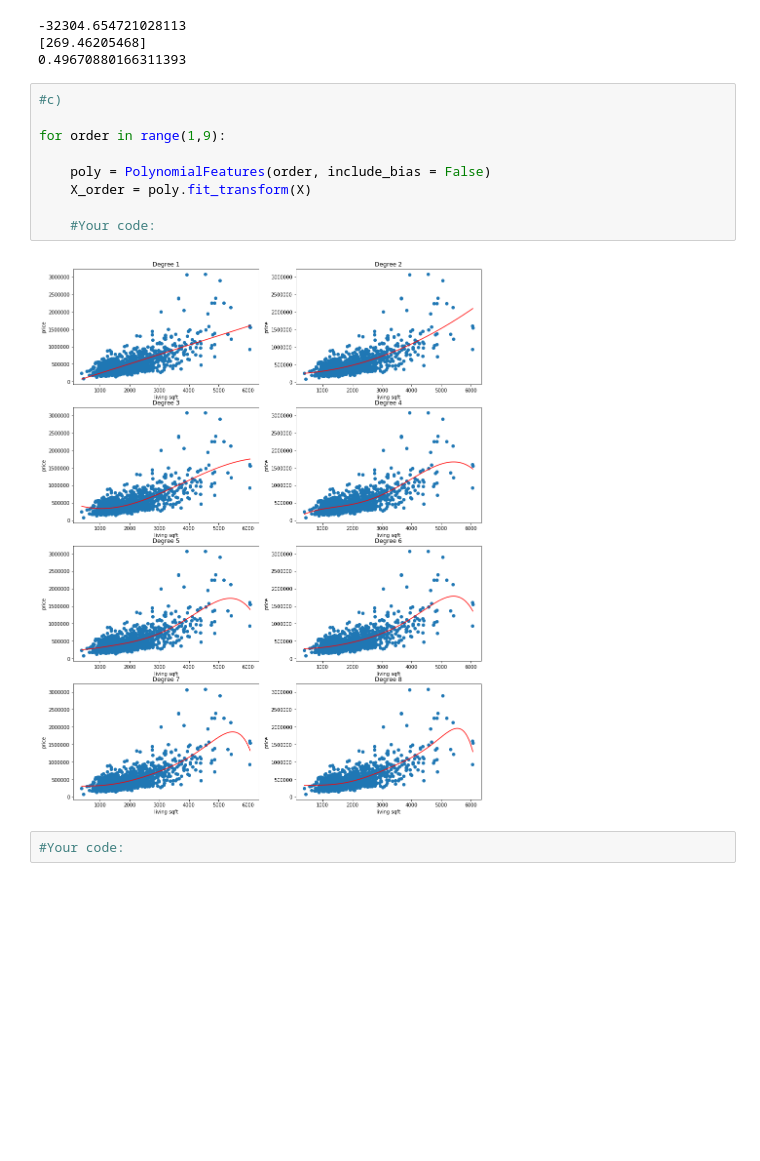
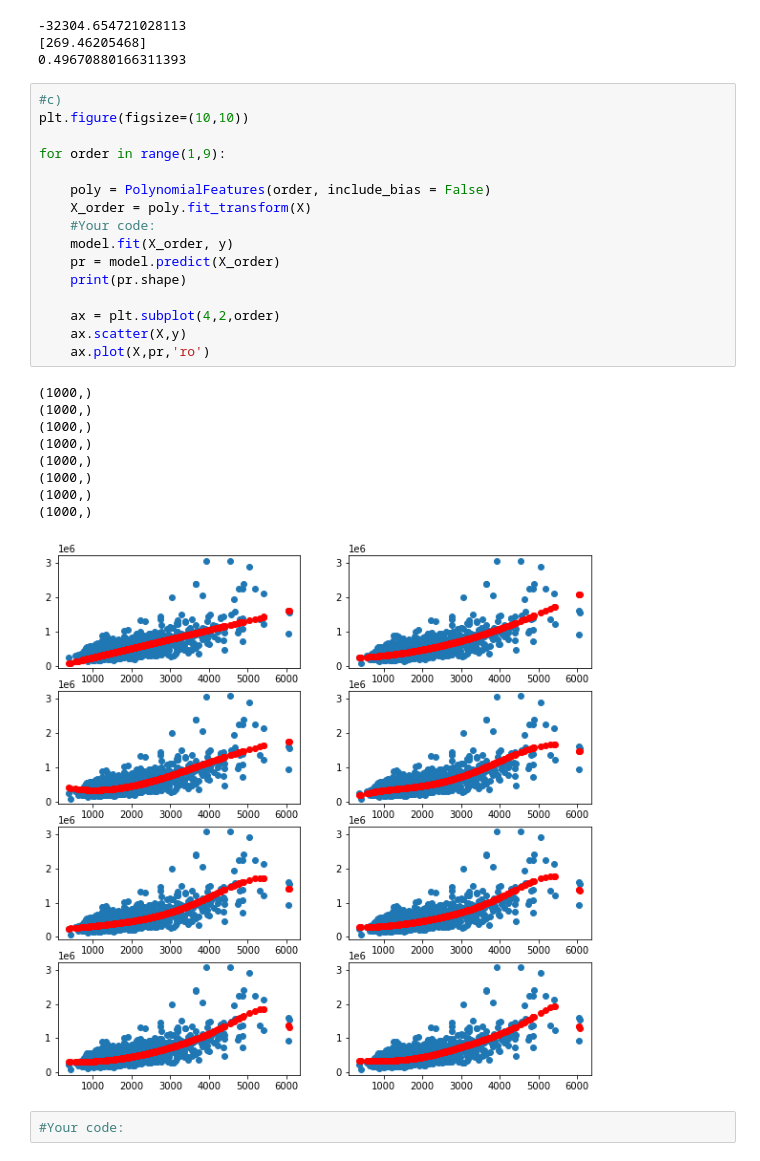
Before and after one commit to YehorSavchenko/Introduction-to-Data-Science, a Jupyter notebook: Cwiczenia2/Assignment_2_soltion_YehorSavchenko.ipynb, the cells around one changed output. Drawn from its saved outputs; the diff is of its cells as text; blank space fills up the shorter version.

```diff
--- a/Cwiczenia2/Assignment_2_soltion_YehorSavchenko.ipynb
+++ b/Cwiczenia2/Assignment_2_soltion_YehorSavchenko.ipynb
@@ -51,15 +51,30 @@ print(model.score(X,y))
 0.49670880166311393
 # %%
 #c)
+plt.figure(figsize=(10,10))
 
 for order in range(1,9):
 
     poly = PolynomialFeatures(order, include_bias = False)
     X_order = poly.fit_transform(X)
+    #Your code:
+    model.fit(X_order, y)
+    pr = model.predict(X_order)
+    print(pr.shape)
 
-    #Your code:
+    ax = plt.subplot(4,2,order)
+    ax.scatter(X,y)
+    ax.plot(X,pr,'ro')
 # %% [output]
+(1000,)
+(1000,)
+(1000,)
+(1000,)
+(1000,)
+(1000,)
+(1000,)
+(1000,)
-[figure, old version]
+[figure, new version]
 # %%
 #Your code:
 # %% [output]
```
Also changed, not shown: parts of 1 cell of this notebook.
